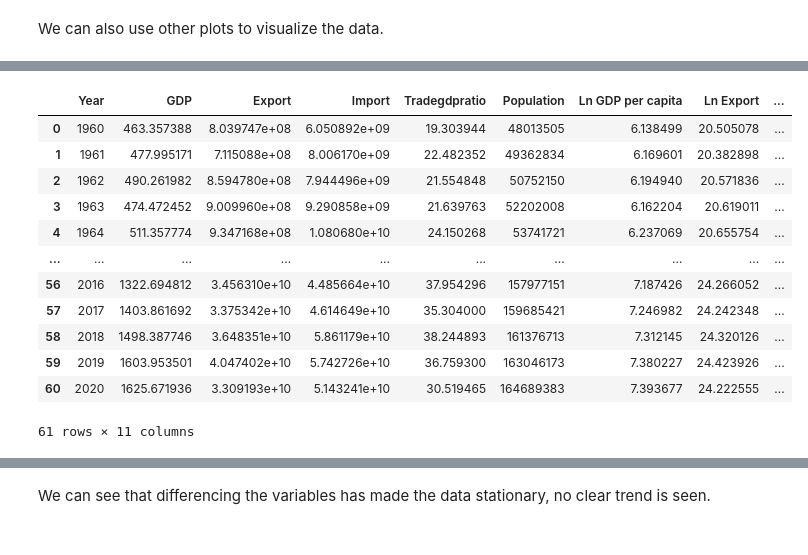
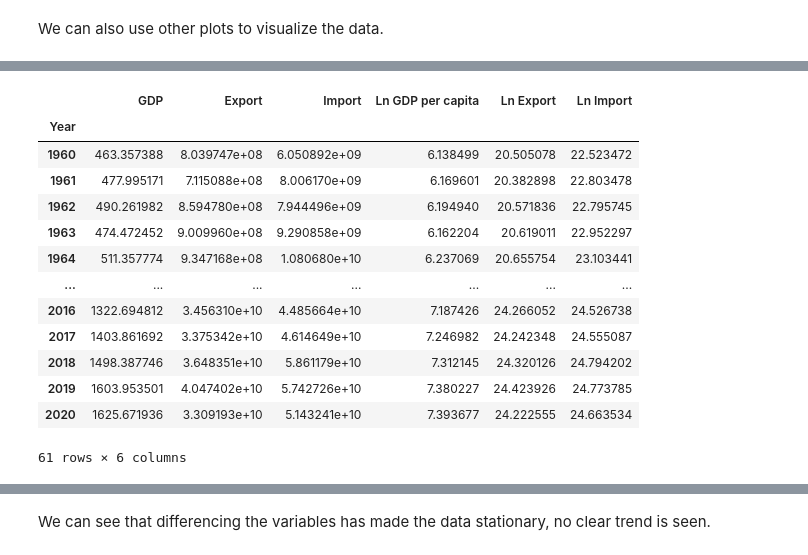
Before and after one commit to ftabassum0614/Projects, a Jupyter notebook: Final Project/Final Paper.ipynb, the cells around one changed output, grey strips where cells are left out. Cells and saved outputs as stored; diff of their text form; code cells hidden in the pictures.

```diff
--- a/Final Project/Final Paper.ipynb
+++ b/Final Project/Final Paper.ipynb
@@ -95,0 +109,2 @@ df.describe()
+# %%
+df = df.set_index('Year')
@@ -231,22 +143,21 @@ fig = df.plot()
 # %%
 ## log of variables
 df["Ln GDP per capita"] = np.log(df["GDP"])
 df["Ln Export"] = np.log(df["Export"])
 df["Ln Import"] = np.log(df["Import"])
-df["Ln tradegdp"] = np.log(df["Tradegdpratio"])
-df["Ln Population"] = np.log(df["Population"])
 df
 # %% [output]
-|  | Year | GDP | Export | Import | Tradegdpratio | Population | Ln GDP per capita | Ln Export | ... |
-| 0 | 1960 | 463.357388 | 8.039747e+08 | 6.050892e+09 | 19.303944 | 48013505 | 6.138499 | 20.505078 | ... |
-| 1 | 1961 | 477.995171 | 7.115088e+08 | 8.006170e+09 | 22.482352 | 49362834 | 6.169601 | 20.382898 | ... |
-| 2 | 1962 | 490.261982 | 8.594780e+08 | 7.944496e+09 | 21.554848 | 50752150 | 6.194940 | 20.571836 | ... |
-| 3 | 1963 | 474.472452 | 9.009960e+08 | 9.290858e+09 | 21.639763 | 52202008 | 6.162204 | 20.619011 | ... |
-| 4 | 1964 | 511.357774 | 9.347168e+08 | 1.080680e+10 | 24.150268 | 53741721 | 6.237069 | 20.655754 | ... |
-| ... | ... | ... | ... | ... | ... | ... | ... | ... | ... |
-| 56 | 2016 | 1322.694812 | 3.456310e+10 | 4.485664e+10 | 37.954296 | 157977151 | 7.187426 | 24.266052 | ... |
-| 57 | 2017 | 1403.861692 | 3.375342e+10 | 4.614649e+10 | 35.304000 | 159685421 | 7.246982 | 24.242348 | ... |
-| 58 | 2018 | 1498.387746 | 3.648351e+10 | 5.861179e+10 | 38.244893 | 161376713 | 7.312145 | 24.320126 | ... |
-| 59 | 2019 | 1603.953501 | 4.047402e+10 | 5.742726e+10 | 36.759300 | 163046173 | 7.380227 | 24.423926 | ... |
-| 60 | 2020 | 1625.671936 | 3.309193e+10 | 5.143241e+10 | 30.519465 | 164689383 | 7.393677 | 24.222555 | ... |
+|  | GDP | Export | Import | Ln GDP per capita | Ln Export | Ln Import |
+| Year |  |  |  |  |  |  |
+| 1960 | 463.357388 | 8.039747e+08 | 6.050892e+09 | 6.138499 | 20.505078 | 22.523472 |
+| 1961 | 477.995171 | 7.115088e+08 | 8.006170e+09 | 6.169601 | 20.382898 | 22.803478 |
+| 1962 | 490.261982 | 8.594780e+08 | 7.944496e+09 | 6.194940 | 20.571836 | 22.795745 |
+| 1963 | 474.472452 | 9.009960e+08 | 9.290858e+09 | 6.162204 | 20.619011 | 22.952297 |
+| 1964 | 511.357774 | 9.347168e+08 | 1.080680e+10 | 6.237069 | 20.655754 | 23.103441 |
+| ... | ... | ... | ... | ... | ... | ... |
+| 2016 | 1322.694812 | 3.456310e+10 | 4.485664e+10 | 7.187426 | 24.266052 | 24.526738 |
+| 2017 | 1403.861692 | 3.375342e+10 | 4.614649e+10 | 7.246982 | 24.242348 | 24.555087 |
+| 2018 | 1498.387746 | 3.648351e+10 | 5.861179e+10 | 7.312145 | 24.320126 | 24.794202 |
+| 2019 | 1603.953501 | 4.047402e+10 | 5.742726e+10 | 7.380227 | 24.423926 | 24.773785 |
+| 2020 | 1625.671936 | 3.309193e+10 | 5.143241e+10 | 7.393677 | 24.222555 | 24.663534 |
-61 rows × 11 columns
+61 rows × 6 columns
```
Also changed, not shown: parts of 75 cells of this notebook, 1 other file.
